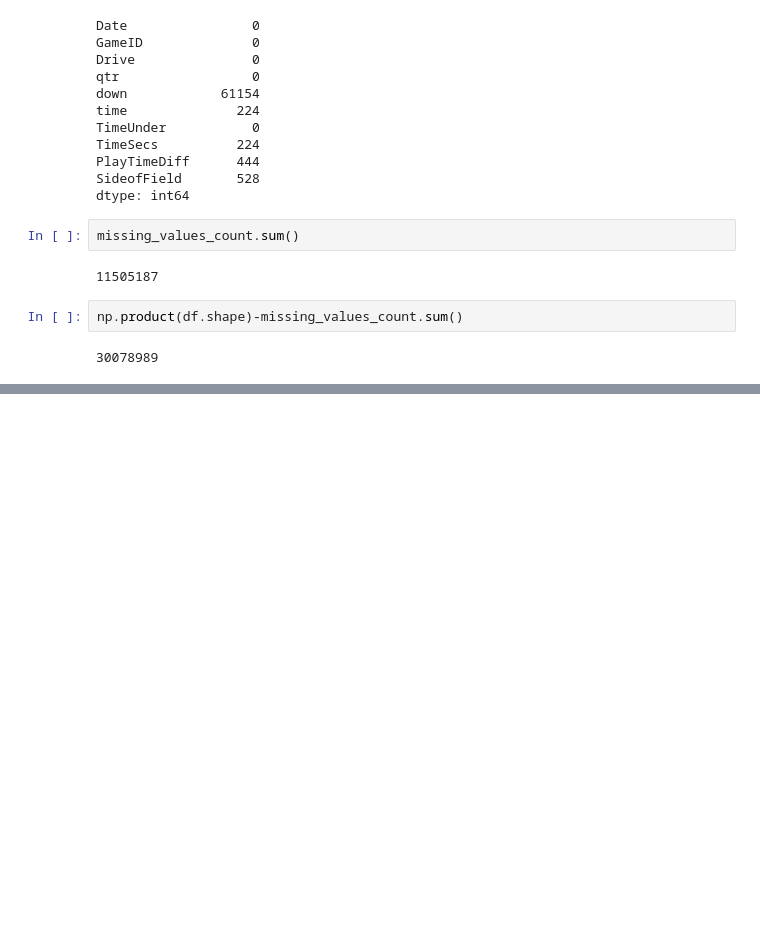
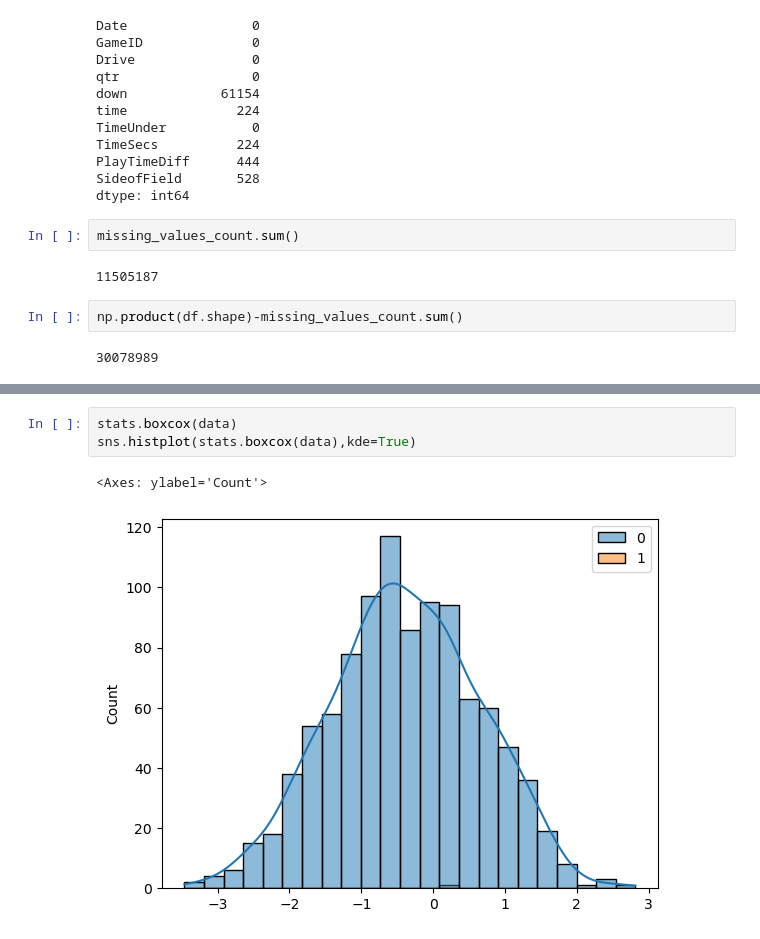
Before and after one commit to AayushFuse/Pandas_Learning, a Jupyter notebook: data_cleaning.ipynb, the cells around one changed output, grey strips where cells are left out. Saved outputs shown, nothing was run; the diff lists cells and outputs as text; blank space fills up the shorter version.

```diff
--- a/data_cleaning.ipynb
+++ b/data_cleaning.ipynb
@@ -40,0 +110,6 @@ np.product(df.shape)-missing_values_count.sum()
+# %%
+stats.boxcox(data)
+sns.histplot(stats.boxcox(data),kde=True)
+# %% [output]
+<Axes: ylabel='Count'>
+[figure, added]
```
Also changed, not shown: parts of 10 cells of this notebook, 5 other files.
